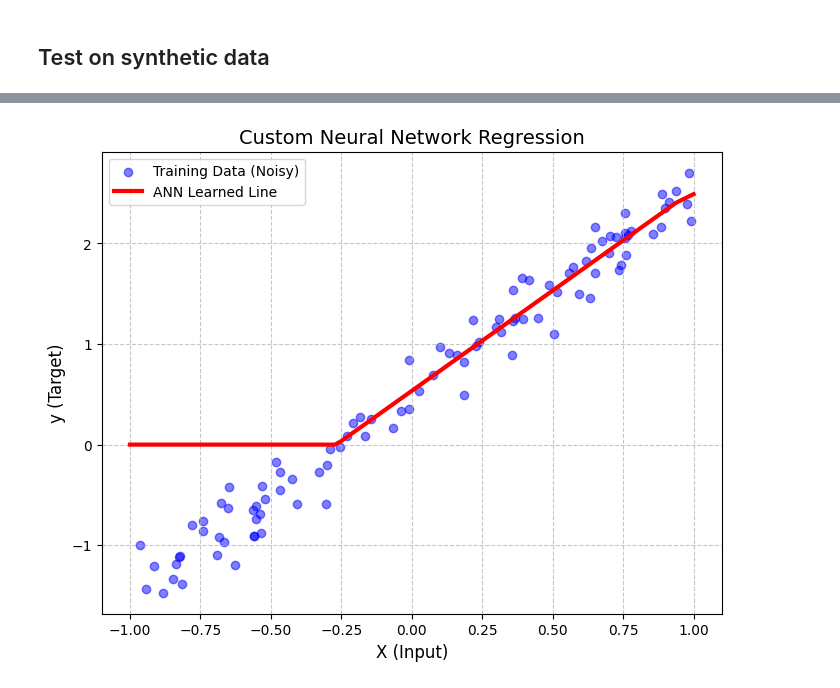
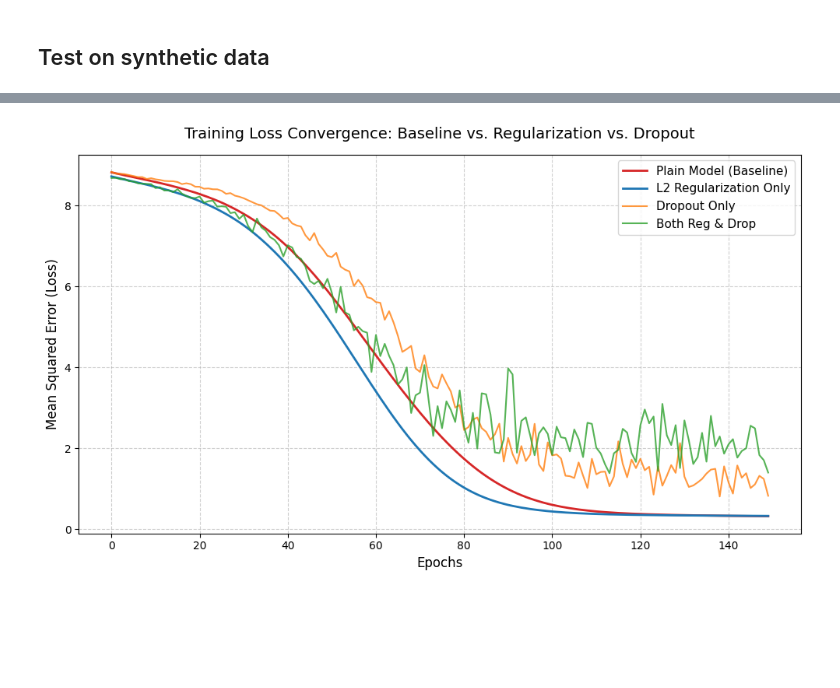
Before and after one commit to ujjwalvishwakarma2006/machine-learning-lab, a Jupyter notebook: ML_Lab_09_mar_20.ipynb, the cells around one changed output, grey strips where cells are left out. Saved outputs shown, nothing was run; the diff lists cells and outputs as text; code cells hidden in the pictures; blank space fills up the shorter version.

```diff
--- a/ML_Lab_09_mar_20.ipynb
+++ b/ML_Lab_09_mar_20.ipynb
@@ -98,26 +240,74 @@ class ANN:
 # %% [markdown]
 ## Test on synthetic data
 # %%
-# np.random.seed(42)
-X_train = np.random.uniform(-1, 1, (100, 1))
-y_train = 2 * X_train + 0.5 + np.random.randn(100, 1) * 0.2
+np.random.seed(69)
+X_train = np.random.randn(150, 5)
+y_train = X_train @ np.array([[1.5], [-2.0], [0.5], [1.0], [-1.0]]) + np.random.randn(150, 1) * 0.5
 
-model = ANN(n_neurons=[10])
+# Network A: Plain Model (No Regularization, No Dropout)
+net_plain = ANN([
+    Dense(5, 10),
+    Dense(10, 1, activation=False)
+])
 
-print("Training the model...")
-model.fit(X_train, y_train, n_iter=1000, learning_rate=0.05)
-print("Training complete!")
+# Network B: L2 Regularization Only
+net_reg = ANN([
+    Dense(5, 10, l2_lambda=0.01),
+    Dense(10, 1, l2_lambda=0.01, activation=False)
+])
 
-X_line = np.linspace(-1, 1, 100).reshape(-1, 1)
-y_pred = model.predict(X_line)
+# Network C: Dropout Only
+net_drop = ANN([
+    Dense(5, 10),
+    Dropout(10, drop_rate=0.2),
+    Dense(10, 1, activation=False)
+])
 
-plt.figure(figsize=(8, 6))
-plt.scatter(X_train, y_train, color='blue', alpha=0.5, label='Training Data (Noisy)')
-plt.plot(X_line, y_pred, color='red', linewidth=3, label='ANN Learned Line')
-plt.title('Custom Neural Network Regression', fontsize=14)
-plt.xlabel('X (Input)', fontsize=12)
-plt.ylabel('y (Target)', fontsize=12)
-plt.legend()
-plt.grid(True, linestyle='--', alpha=0.7)
+# Network D: Both L2 and Dropout
+net_both = ANN([
+    Dense(5, 10, l2_lambda=0.01),
+    Dropout(10, drop_rate=0.3),
+    Dense(10, 1, l2_lambda=0.01, activation=False)
+])
+
+learning_rate = 0.01
+epochs = 150
+
+def train_and_track(network, name):
+    losses = []
+    for i in range(epochs):
+        y_pred = X_train
+        for layer in network.layers:
+            y_pred = layer.forward_pass(y_pred)
+
+        loss = np.mean(np.square(y_pred - y_train))
+        losses.append(loss)
+
+        network.backward_pass(y_pred, y_train, learning_rate)
+
+    print(f"{name} Final Training Loss: {losses[-1]:.4f}")
+    return losses
+
+loss_plain = train_and_track(net_plain, "Plain Model       ")
+loss_reg = train_and_track(net_reg,   "Regularization Only")
+loss_drop = train_and_track(net_drop, "Dropout Only      ")
+loss_both = train_and_track(net_both, "Both Reg & Drop   ")
+
+plt.figure(figsize=(10, 6))
+
+# Plot all four loss arrays
+plt.plot(loss_plain, label='Plain Model (Baseline)', color='#d62728', linewidth=2) # Red
+plt.plot(loss_reg, label='L2 Regularization Only', color='#1f77b4', linewidth=2) # Blue
+plt.plot(loss_drop, label='Dropout Only', color='#ff7f0e', alpha=0.8, linewidth=1.5) # Orange
+plt.plot(loss_both, label='Both Reg & Drop', color='#2ca02c', alpha=0.8, linewidth=1.5) # Green
+
+# Format the chart
+plt.title('Training Loss Convergence: Baseline vs. Regularization vs. Dropout', fontsize=14, pad=15)
+plt.xlabel('Epochs', fontsize=12)
+plt.ylabel('Mean Squared Error (Loss)', fontsize=12)
+plt.grid(True, linestyle='--', alpha=0.6)
+plt.legend(fontsize=11)
+
+plt.tight_layout()
 plt.show()
 # %% [output]
@@ -126 +318 @@ Training complete!
-[figure, old version]
+[figure, new version]
```
Also changed, not shown: parts of 5 cells of this notebook, 2 other files.
